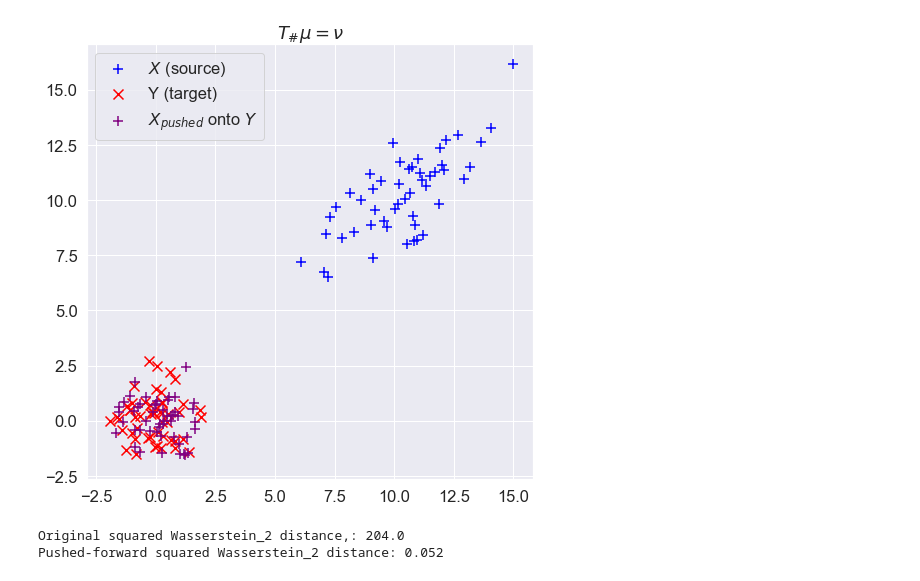
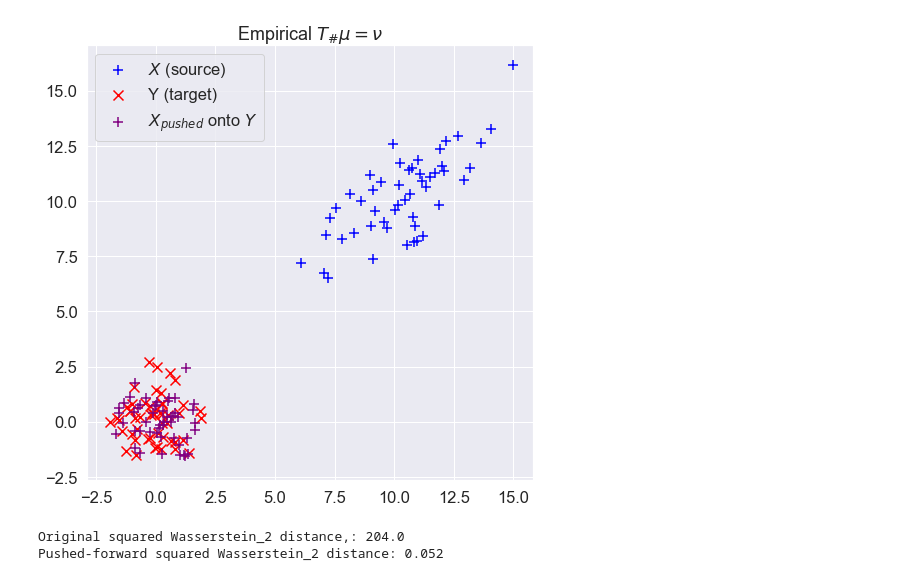
Before and after one commit to SeanKski/optimal-transport-primer, a Jupyter notebook: sinkhorn-gaussian-case.ipynb, the cells around one changed output. Cells and saved outputs as stored; diff of their text form; code cells hidden in the pictures.

```diff
--- a/sinkhorn-gaussian-case.ipynb
+++ b/sinkhorn-gaussian-case.ipynb
@@ -105,13 +127,13 @@ distance_between_X_pushed_and_V = gaussain_wasserstein_2_2(np.mean(X_pushed, axi
 # %%
 fig, axis = plt.subplots()
 plot_2d_gaussian(X, axis=axis, color='blue', marker='+', label=r'$X$ (source)')
 plot_2d_gaussian(Y, axis=axis, color='red', marker='x', label=r'Y (target)')
 plot_2d_gaussian(X_pushed, axis=axis, color='purple', marker='+', label=r'$X_{pushed}$ onto $Y$')
 plt.legend()
-plt.title(r'$T_\#\mu = \nu$')
+plt.title(r'Empirical $T_\#\mu = \nu$')
 plt.show()
 # %% [output]
-[figure, old version]
+[figure, new version]
 # %%
 print(f'Original squared Wasserstein_2 distance,: {gaussain_wasserstein_2_2(mu_mean, mu_cov, V_mean, V_cov)}')
 print(f'Pushed-forward squared Wasserstein_2 distance: {distance_between_X_pushed_and_V:.3f}')
```
Also changed, not shown: parts of 11 cells of this notebook.
